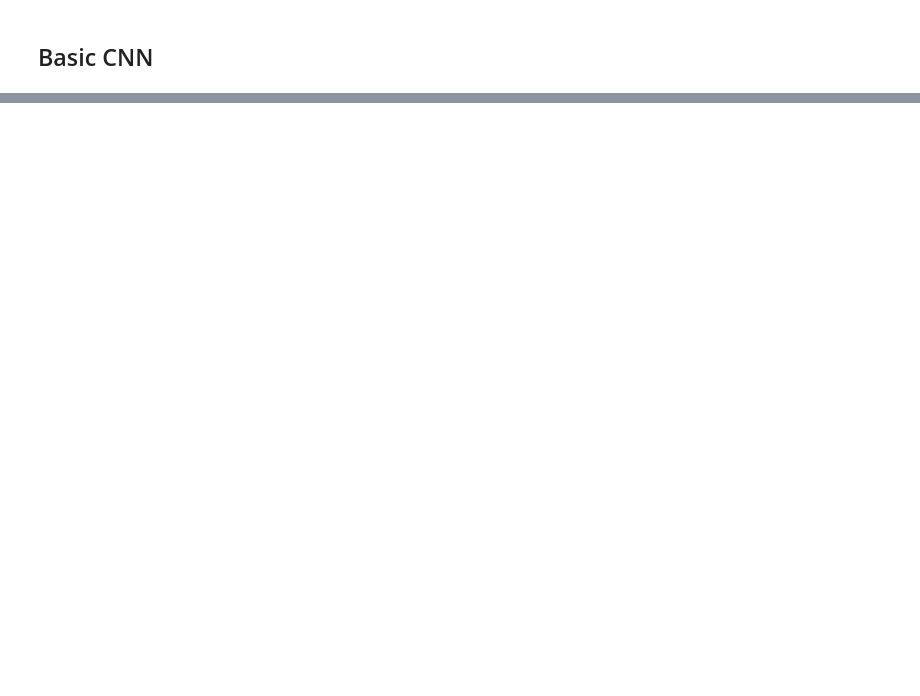
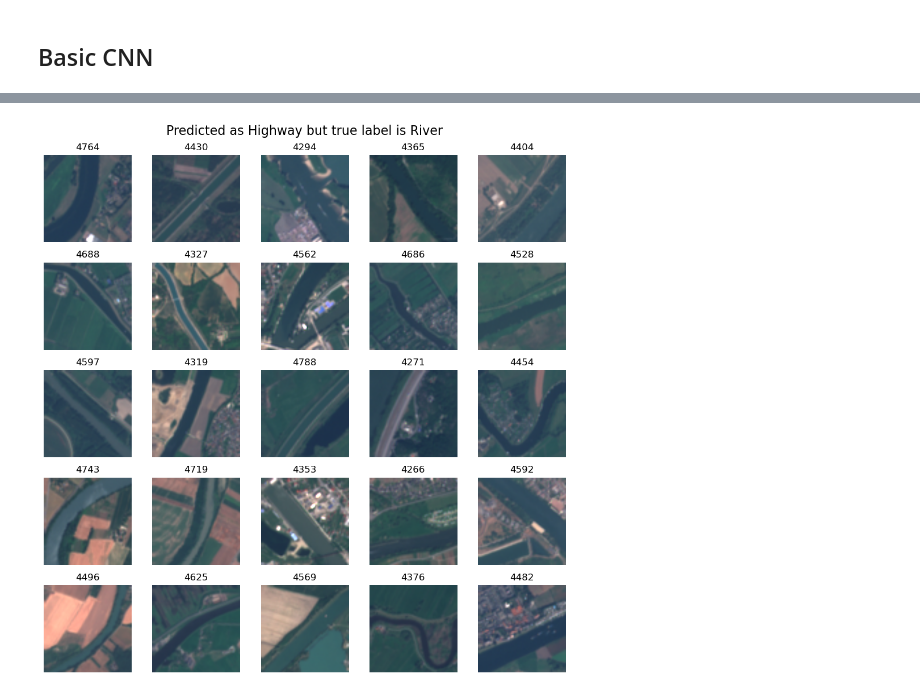
Before and after one commit to tameTNT/evaluating-xai-remote-sensing, a Jupyter notebook: basic_classification.ipynb, the cells around one changed output, grey strips where cells are left out. Cells and saved outputs as stored; diff of their text form; code cells hidden in the pictures; blank space fills up the shorter version.

```diff
--- a/basic_classification.ipynb
+++ b/basic_classification.ipynb
@@ -61,0 +97,11 @@ class BaseCNN(nn.Module):
+# %%
+def cycle(iterable):
+    while True:
+        for x in iterable:
+            yield x
+
+# num_workers=0 is used to avoid a bug in the DataLoader when trying to pickle functions on windows
+# see https://discuss.pytorch.org/t/cant-pickle-local-object-dataloader-init-locals-lambda/31857/31
+train_dataloader = torch.utils.data.DataLoader(eurosat_train_ds, batch_size=16, num_workers=0, shuffle=True)
+testing_dataloader = torch.utils.data.DataLoader(eurosat_test_ds, batch_size=32, num_workers=0, shuffle=True)
+test_iterator = iter(cycle(testing_dataloader))
@@ -61,0 +320,16 @@ class BaseCNN(nn.Module):
+# %%
+# get the indices where highway was predicted but true label was river
+incorrect_idxs = np.where((all_predictions == 3.0) & (all_labels == 8.0))[0]
+
+# Display 25 random images from the dataset without border
+np.random.seed(69)
+random_indices = np.random.choice(incorrect_idxs, size=25, replace=False)
+fig = plt.figure(figsize=(10, 10), tight_layout=True)
+fig.suptitle(f"Predicted as {eurosat_test_ds.classes[3]} but true label is {eurosat_test_ds.classes[8]}", fontsize=16)
+for i, idx in enumerate(random_indices):
+    ax = plt.subplot(5, 5, i + 1)
+    plt.title(f"{idx}")
+    plt.imshow(einops.rearrange(eurosat_test_ds[idx]["image"], "c h w -> h w c"))
+    plt.axis("off")
+# %% [output]
+[figure, added]
```
Also changed, not shown: parts of 22 cells of this notebook, 4 other files.
